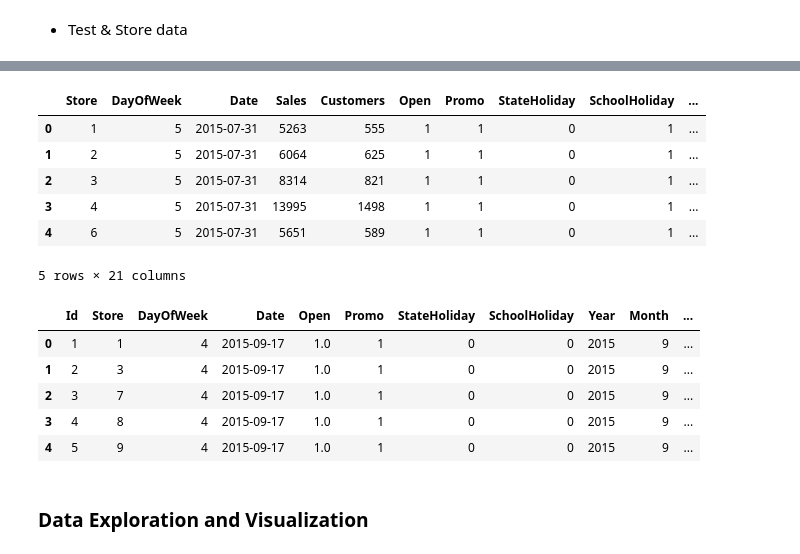
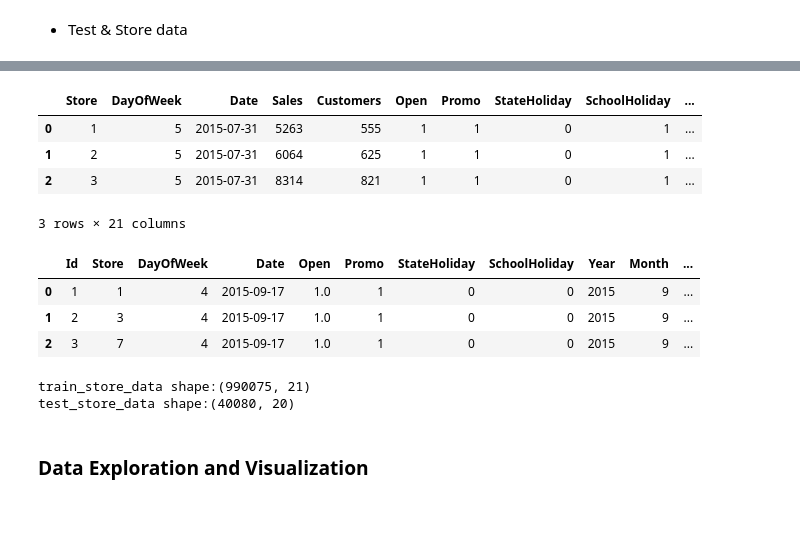
Before and after one commit to Temesgenasmamaw/Week_04, a Jupyter notebook: notebooks/EDA.ipynb, the cells around one changed output, grey strips where cells are left out. Saved outputs shown, nothing was run; the diff lists cells and outputs as text; code cells hidden in the pictures; blank space fills up the shorter version.

```diff
--- a/notebooks/EDA.ipynb
+++ b/notebooks/EDA.ipynb
@@ -319,24 +357,26 @@ Data columns (total 20 columns):
 dtypes: datetime64[ns](1), float64(6), int32(3), int64(6), object(4)
 memory usage: 5.7+ MB
 # %%
-train_store_data.head()
+train_store_data.head(3)
 # %% [output]
 |  | Store | DayOfWeek | Date | Sales | Customers | Open | Promo | StateHoliday | SchoolHoliday | ... |
 | 0 | 1 | 5 | 2015-07-31 | 5263 | 555 | 1 | 1 | 0 | 1 | ... |
 | 1 | 2 | 5 | 2015-07-31 | 6064 | 625 | 1 | 1 | 0 | 1 | ... |
 | 2 | 3 | 5 | 2015-07-31 | 8314 | 821 | 1 | 1 | 0 | 1 | ... |
-| 3 | 4 | 5 | 2015-07-31 | 13995 | 1498 | 1 | 1 | 0 | 1 | ... |
-| 4 | 6 | 5 | 2015-07-31 | 5651 | 589 | 1 | 1 | 0 | 1 | ... |
-5 rows × 21 columns
+3 rows × 21 columns
 # %%
-test_store_data.head()
+test_store_data.head(3)
 # %% [output]
 |  | Id | Store | DayOfWeek | Date | Open | Promo | StateHoliday | SchoolHoliday | Year | Month | ... |
 | 0 | 1 | 1 | 4 | 2015-09-17 | 1.0 | 1 | 0 | 0 | 2015 | 9 | ... |
 | 1 | 2 | 3 | 4 | 2015-09-17 | 1.0 | 1 | 0 | 0 | 2015 | 9 | ... |
 | 2 | 3 | 7 | 4 | 2015-09-17 | 1.0 | 1 | 0 | 0 | 2015 | 9 | ... |
-| 3 | 4 | 8 | 4 | 2015-09-17 | 1.0 | 1 | 0 | 0 | 2015 | 9 | ... |
-| 4 | 5 | 9 | 4 | 2015-09-17 | 1.0 | 1 | 0 | 0 | 2015 | 9 | ... |
+# %%
+print(f'train_store_data shape:{train_store_data.shape}')
+print(f'test_store_data shape:{test_store_data.shape}')
+# %% [output]
+train_store_data shape:(990075, 21)
+test_store_data shape:(40080, 20)
 # %% [markdown]
 ### Data Exploration and Visualization
 # %%
```
Also changed, not shown: parts of 29 cells of this notebook.
